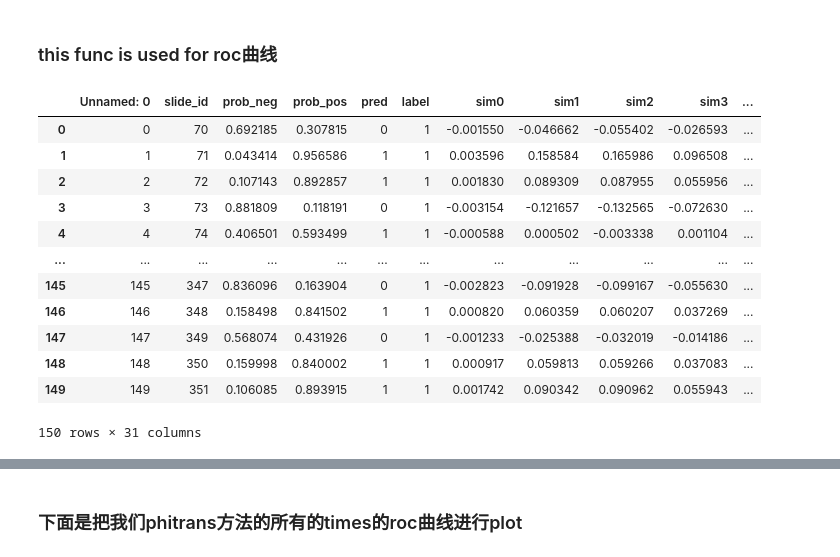
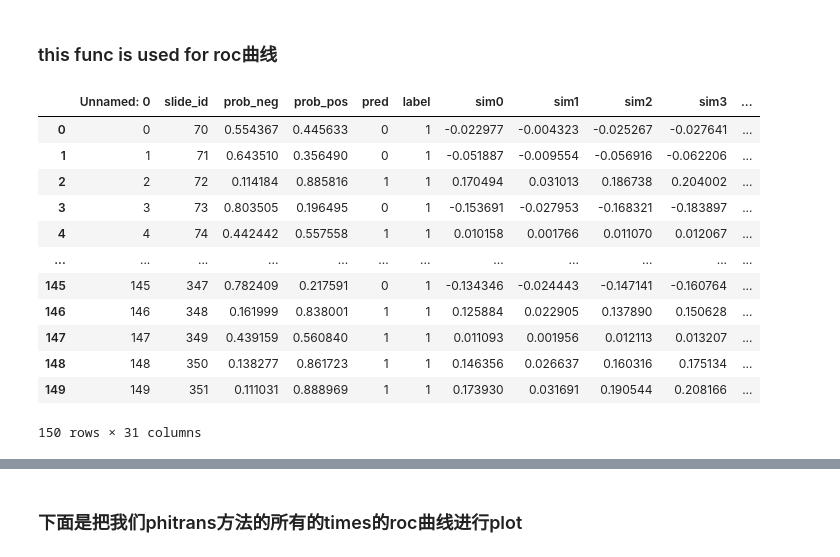
Before and after one commit to gatsby2016/PhiHER2, a Jupyter notebook: post_exp_figs/s7_1_plot_roc_PRC.ipynb, the cells around one changed output, grey strips where cells are left out. Saved outputs shown, nothing was run; the diff lists cells and outputs as text; code cells hidden in the pictures.

```diff
--- a/post_exp_figs/s7_plot_roc_PRC.ipynb
+++ b/post_exp_figs/s7_1_plot_roc_PRC.ipynb
@@ -16,26 +16,26 @@ from sklearn.metrics import RocCurveDisplay, PrecisionRecallDisplay
 # %%
 root_path = "/home/cyyan/Projects/HER2proj/models/HEROHE/HER2status"
 # exp_name = "new_PhiTrans_sim_tile5ktwice500_selfqueryparam_uniform"
 # exp_name = "new_PhiTrans_sim_tile5ktwice500_query_uniformx4"
-exp_name = "new_PhiTrans_align_sim_tile5k_1abmil0sel"
-# exp_name = "new_PhiTrans_align_sim_tile5ktwice500"
+# exp_name = "new_PhiTrans_align_sim_tile5k_1abmil0sel"
+exp_name = "new_PhiTrans_align_sim_tile5ktwice500"
 # exp_name = "new_ProtoMIL_sim_Cosine_mean_tile5ktwice500_0insteval"
 tidx = 0
 eval_res = pd.read_csv(os.path.join(root_path, exp_name, f"time{tidx}/eval_HEROHE_test_res.csv"))
 eval_res
 # %% [output]
 |  | Unnamed: 0 | slide_id | prob_neg | prob_pos | pred | label | sim0 | sim1 | sim2 | sim3 | ... |
-| 0 | 0 | 70 | 0.692185 | 0.307815 | 0 | 1 | -0.001550 | -0.046662 | -0.055402 | -0.026593 | ... |
-| 1 | 1 | 71 | 0.043414 | 0.956586 | 1 | 1 | 0.003596 | 0.158584 | 0.165986 | 0.096508 | ... |
-| 2 | 2 | 72 | 0.107143 | 0.892857 | 1 | 1 | 0.001830 | 0.089309 | 0.087955 | 0.055956 | ... |
-| 3 | 3 | 73 | 0.881809 | 0.118191 | 0 | 1 | -0.003154 | -0.121657 | -0.132565 | -0.072630 | ... |
-| 4 | 4 | 74 | 0.406501 | 0.593499 | 1 | 1 | -0.000588 | 0.000502 | -0.003338 | 0.001104 | ... |
+| 0 | 0 | 70 | 0.554367 | 0.445633 | 0 | 1 | -0.022977 | -0.004323 | -0.025267 | -0.027641 | ... |
+| 1 | 1 | 71 | 0.643510 | 0.356490 | 0 | 1 | -0.051887 | -0.009554 | -0.056916 | -0.062206 | ... |
+| 2 | 2 | 72 | 0.114184 | 0.885816 | 1 | 1 | 0.170494 | 0.031013 | 0.186738 | 0.204002 | ... |
+| 3 | 3 | 73 | 0.803505 | 0.196495 | 0 | 1 | -0.153691 | -0.027953 | -0.168321 | -0.183897 | ... |
+| 4 | 4 | 74 | 0.442442 | 0.557558 | 1 | 1 | 0.010158 | 0.001766 | 0.011070 | 0.012067 | ... |
 | ... | ... | ... | ... | ... | ... | ... | ... | ... | ... | ... | ... |
-| 145 | 145 | 347 | 0.836096 | 0.163904 | 0 | 1 | -0.002823 | -0.091928 | -0.099167 | -0.055630 | ... |
-| 146 | 146 | 348 | 0.158498 | 0.841502 | 1 | 1 | 0.000820 | 0.060359 | 0.060207 | 0.037269 | ... |
-| 147 | 147 | 349 | 0.568074 | 0.431926 | 0 | 1 | -0.001233 | -0.025388 | -0.032019 | -0.014186 | ... |
-| 148 | 148 | 350 | 0.159998 | 0.840002 | 1 | 1 | 0.000917 | 0.059813 | 0.059266 | 0.037083 | ... |
-| 149 | 149 | 351 | 0.106085 | 0.893915 | 1 | 1 | 0.001742 | 0.090342 | 0.090962 | 0.055943 | ... |
+| 145 | 145 | 347 | 0.782409 | 0.217591 | 0 | 1 | -0.134346 | -0.024443 | -0.147141 | -0.160764 | ... |
+| 146 | 146 | 348 | 0.161999 | 0.838001 | 1 | 1 | 0.125884 | 0.022905 | 0.137890 | 0.150628 | ... |
+| 147 | 147 | 349 | 0.439159 | 0.560840 | 1 | 1 | 0.011093 | 0.001956 | 0.012113 | 0.013207 | ... |
+| 148 | 148 | 350 | 0.138277 | 0.861723 | 1 | 1 | 0.146356 | 0.026637 | 0.160316 | 0.175134 | ... |
+| 149 | 149 | 351 | 0.111031 | 0.888969 | 1 | 1 | 0.173930 | 0.031691 | 0.190544 | 0.208166 | ... |
 150 rows × 31 columns
 # %%
 
```
Also changed, not shown: parts of 6 cells of this notebook, 15 other files.
